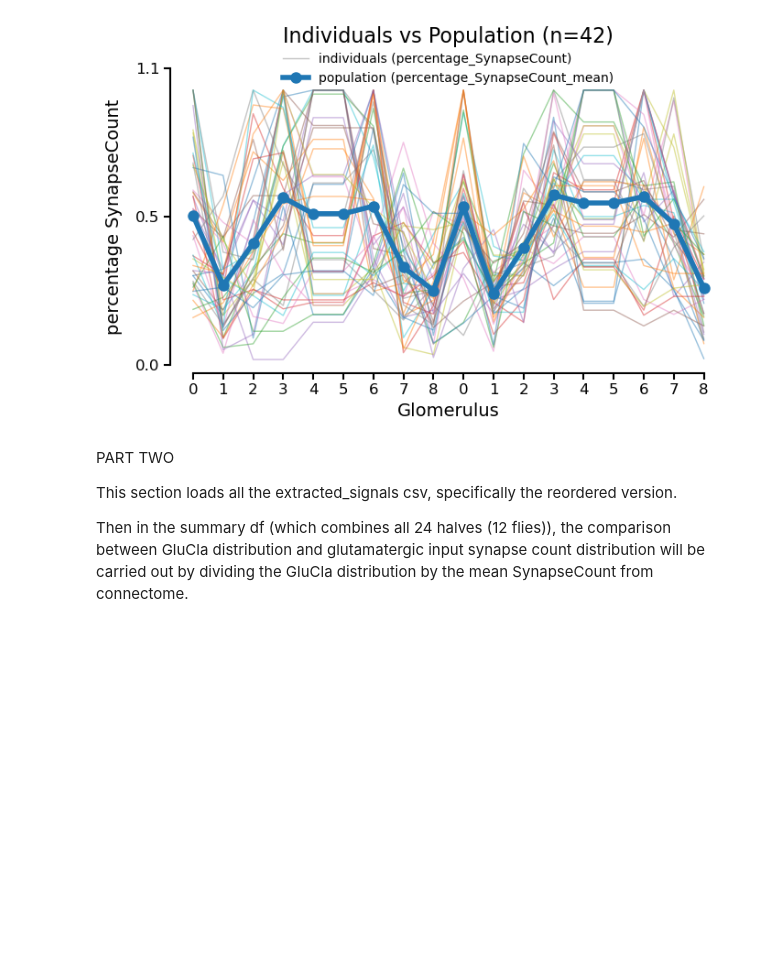
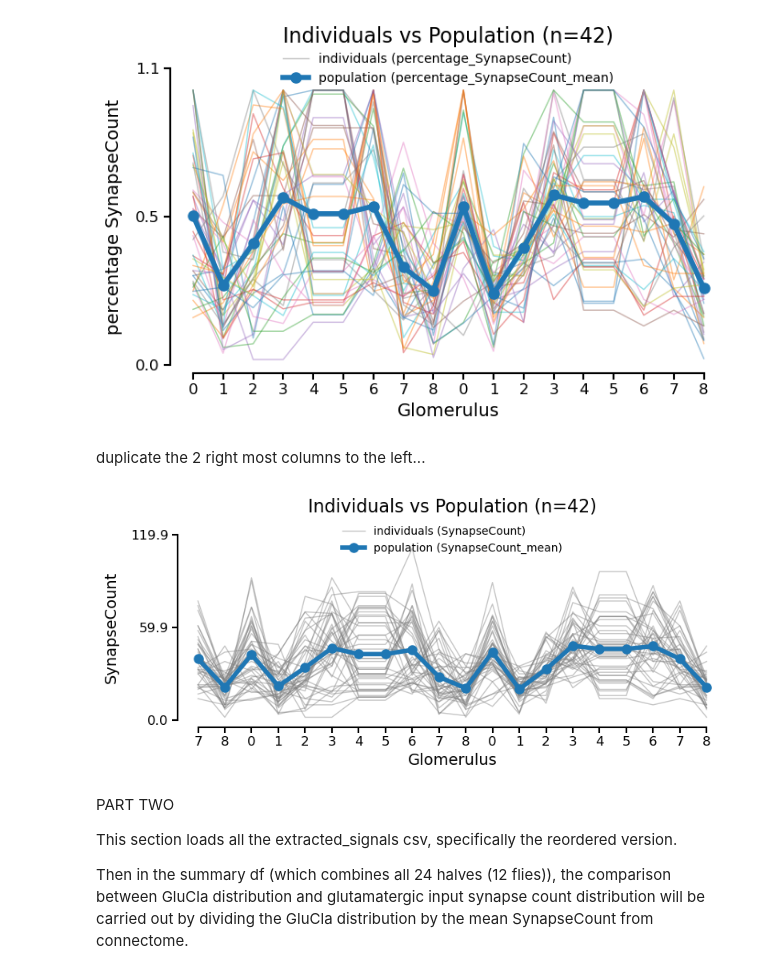
Before and after one commit to sansachenlelele/connectome_analysis_fisherlab, a Jupyter notebook: send_to_fisherlabgithub/notebooks/compare_receptor_to_neuprint_synapses_modified.ipynb, the cells around one changed output. Drawn from its saved outputs; the diff is of its cells as text; code cells hidden in the pictures; blank space fills up the shorter version.

```diff
--- a/send_to_fisherlabgithub/notebooks/compare_receptor_to_neuprint_synapses_modified.ipynb
+++ b/send_to_fisherlabgithub/notebooks/compare_receptor_to_neuprint_synapses_modified.ipynb
@@ -188,6 +188,33 @@ connectome.plot_individual_vs_population_connectome(
 )
 # %% [output]
 [figure]
+# %% [markdown]
+duplicate the 2 right most columns to the left...
+# %%
+delta7_input_combined_by_cell_plot = {
+    name: pd.concat(
+        [df.iloc[-2:], df],
+        ignore_index=True,
+    )
+    for name, df in delta7_input_combined_by_cell_add1row.items()
+}
+
+delta7_input_summary_plot = pd.concat(
+    [delta7_input_summary.iloc[-2:], delta7_input_summary],
+    ignore_index=True,
+)
+# %%
+connectome.plot_individual_vs_population_connectome(
+    delta7_input_combined_by_cell_plot,
+    delta7_input_summary_plot,
+    metric="SynapseCount",
+    mean_version="old",
+    individual_color_mode="same",
+    individual_color="gray",
+    figsize=(8, 4),
+)
+# %% [output]
+[figure, added]
 # %% [markdown]
 <font size="10">PART TWO</font>
 
```
Also changed, not shown: parts of 7 cells of this notebook, 1 other file.
